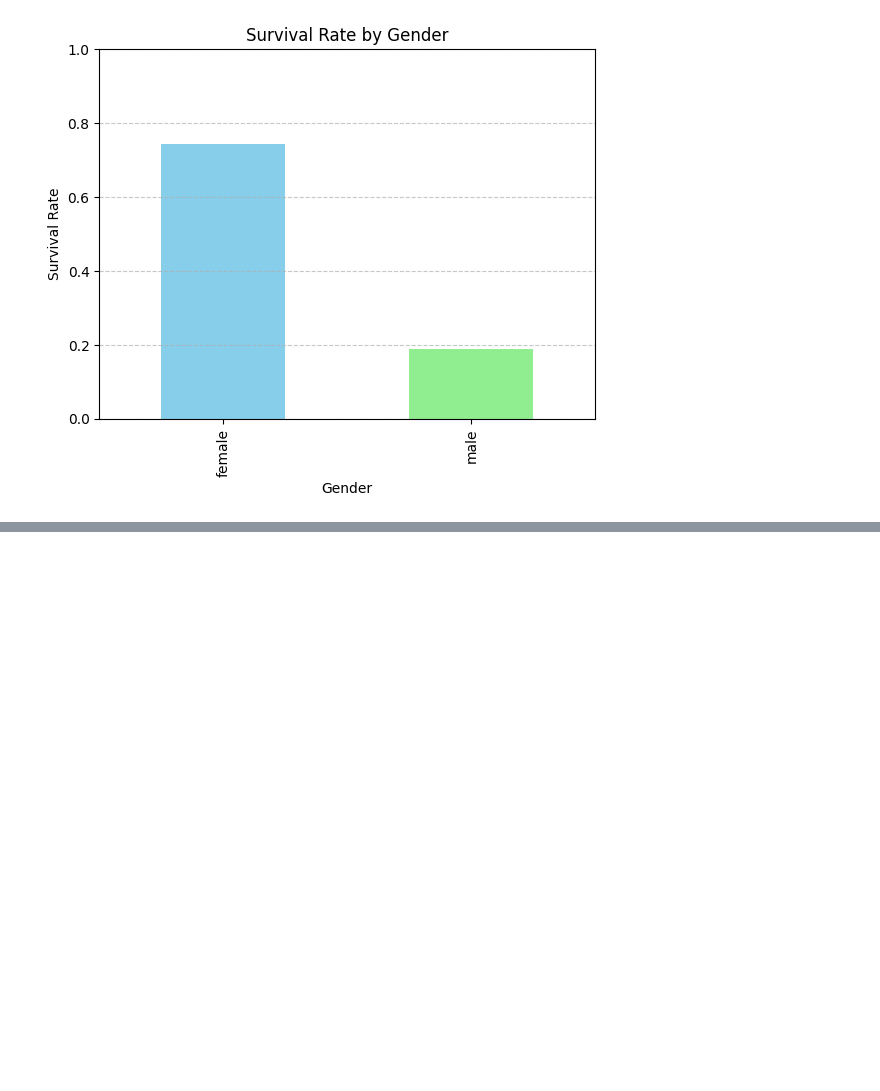
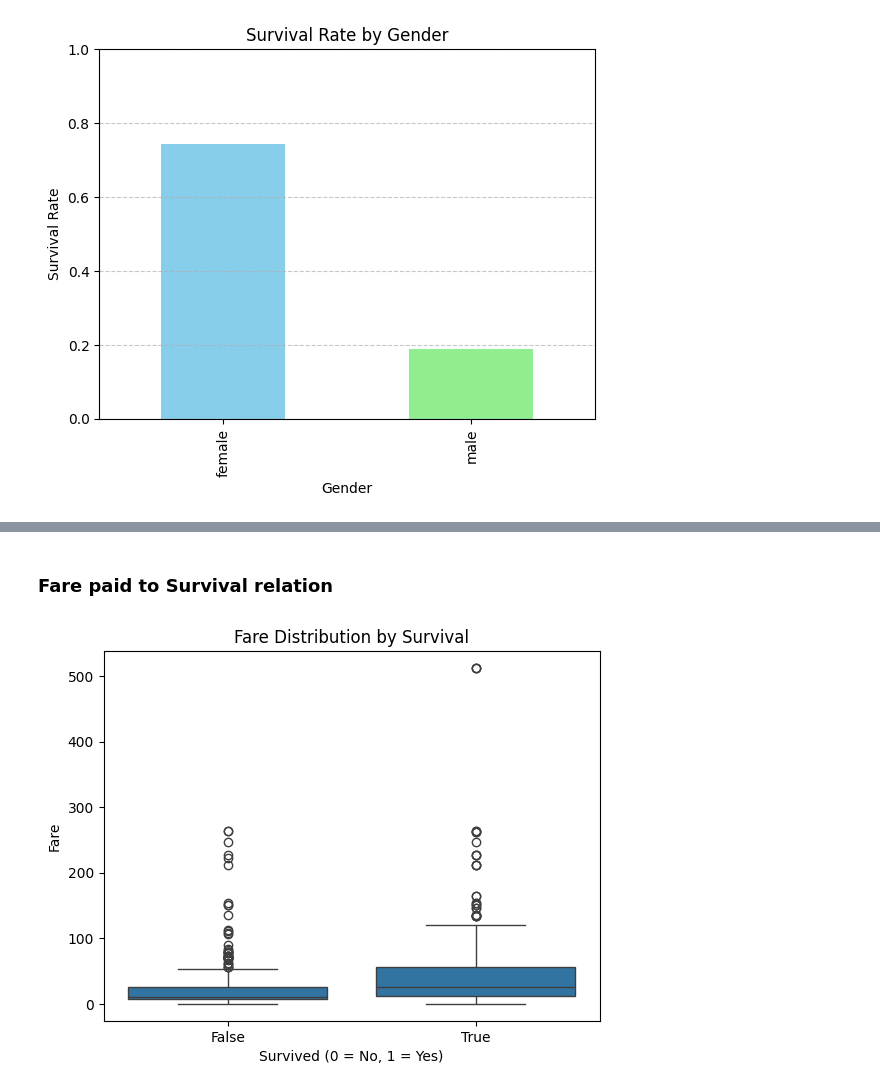
Before and after one commit to HaiderABB/titanic-survival-analysis-EDA, a Jupyter notebook: src/titanic_survival_analysis.ipynb, the cells around one changed output, grey strips where cells are left out. Saved outputs shown, nothing was run; the diff lists cells and outputs as text; code cells hidden in the pictures; blank space fills up the shorter version.

```diff
--- a/src/titanic_survival_analysis.ipynb
+++ b/src/titanic_survival_analysis.ipynb
@@ -239,0 +255,10 @@ plt.show()
+# %% [markdown]
+### Fare paid to Survival relation
+# %%
+sns.boxplot(x='Survived', y='Fare', data=df)
+plt.title('Fare Distribution by Survival')
+plt.xlabel('Survived (0 = No, 1 = Yes)')
+plt.ylabel('Fare')
+plt.show()
+# %% [output]
+[figure, added]
```
Also changed, not shown: parts of 3 cells of this notebook.
